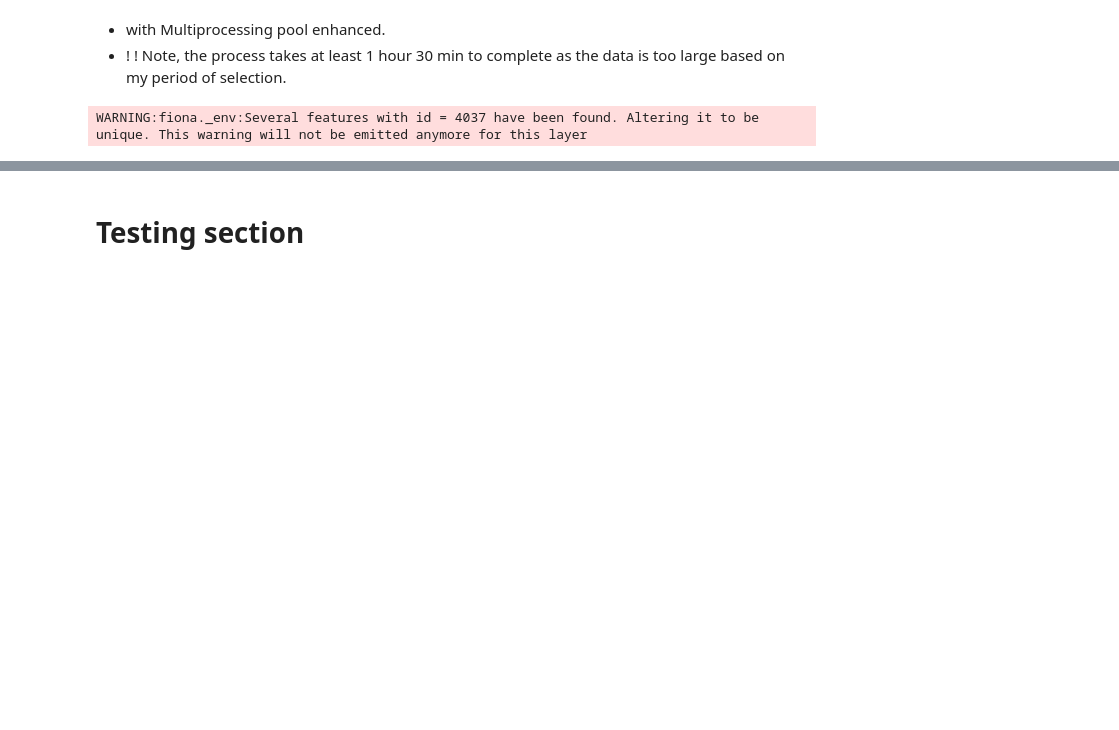
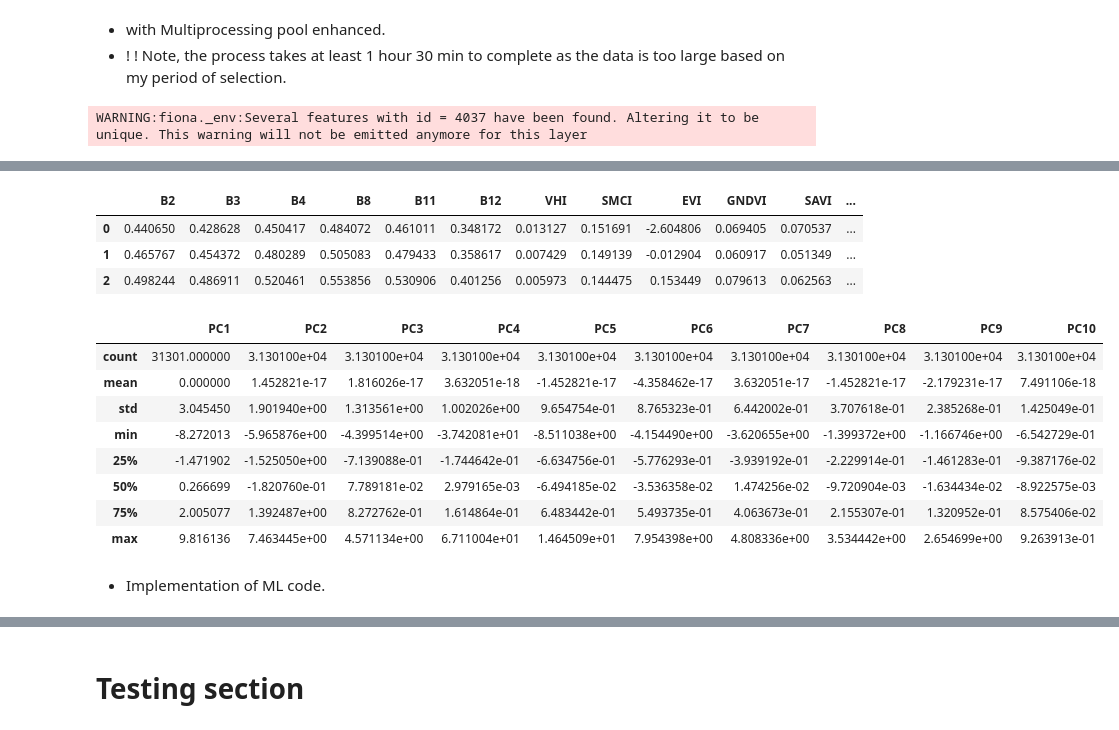
Before and after one commit to alfredamboka/FinalYearProject, a Jupyter notebook: mainProjectCode.ipynb, the cells around one changed output, grey strips where cells are left out. Cells and saved outputs as stored; diff of their text form; code cells hidden in the pictures; blank space fills up the shorter version.

```diff
--- a/mainProjectCode.ipynb
+++ b/mainProjectCode.ipynb
@@ -2910,0 +2957,40 @@ WARNING:fiona._env:Several features with id = 4037 have been found. Altering it
+# %%
+df = dataset.drop(['PName', 'Yseason', 'B1', 'B5', 'B6', 'B7', 'B8A', 'B9', 'B10', 'LST'], axis=1)
+
+maindf = df
+maindf.head(n=3)
+# %% [output]
+|  | B2 | B3 | B4 | B8 | B11 | B12 | VHI | SMCI | EVI | GNDVI | SAVI | ... |
+| 0 | 0.440650 | 0.428628 | 0.450417 | 0.484072 | 0.461011 | 0.348172 | 0.013127 | 0.151691 | -2.604806 | 0.069405 | 0.070537 | ... |
+| 1 | 0.465767 | 0.454372 | 0.480289 | 0.505083 | 0.479433 | 0.358617 | 0.007429 | 0.149139 | -0.012904 | 0.060917 | 0.051349 | ... |
+| 2 | 0.498244 | 0.486911 | 0.520461 | 0.553856 | 0.530906 | 0.401256 | 0.005973 | 0.144475 | 0.153449 | 0.079613 | 0.062563 | ... |
+# %%
+import pandas as pd
+from sklearn.preprocessing import StandardScaler
+from sklearn.decomposition import PCA
+
+# Standardize the features
+scaler = StandardScaler()
+scaled_features = scaler.fit_transform(maindf)
+
+# Perform PCA
+num_components = 10
+pca = PCA(n_components=num_components)
+pca_result = pca.fit_transform(scaled_features)
+
+# Create a new DataFrame with PCA results
+pca_df = pd.DataFrame(data=pca_result, columns=[f'PC{i}' for i in range(1, num_components + 1)])
+pca_df.head()
+pca_df.describe()
+# %% [output]
+|  | PC1 | PC2 | PC3 | PC4 | PC5 | PC6 | PC7 | PC8 | PC9 | PC10 |
+| count | 31301.000000 | 3.130100e+04 | 3.130100e+04 | 3.130100e+04 | 3.130100e+04 | 3.130100e+04 | 3.130100e+04 | 3.130100e+04 | 3.130100e+04 | 3.130100e+04 |
+| mean | 0.000000 | 1.452821e-17 | 1.816026e-17 | 3.632051e-18 | -1.452821e-17 | -4.358462e-17 | 3.632051e-17 | -1.452821e-17 | -2.179231e-17 | 7.491106e-18 |
+| std | 3.045450 | 1.901940e+00 | 1.313561e+00 | 1.002026e+00 | 9.654754e-01 | 8.765323e-01 | 6.442002e-01 | 3.707618e-01 | 2.385268e-01 | 1.425049e-01 |
+| min | -8.272013 | -5.965876e+00 | -4.399514e+00 | -3.742081e+01 | -8.511038e+00 | -4.154490e+00 | -3.620655e+00 | -1.399372e+00 | -1.166746e+00 | -6.542729e-01 |
+| 25% | -1.471902 | -1.525050e+00 | -7.139088e-01 | -1.744642e-01 | -6.634756e-01 | -5.776293e-01 | -3.939192e-01 | -2.229914e-01 | -1.461283e-01 | -9.387176e-02 |
+| 50% | 0.266699 | -1.820760e-01 | 7.789181e-02 | 2.979165e-03 | -6.494185e-02 | -3.536358e-02 | 1.474256e-02 | -9.720904e-03 | -1.634434e-02 | -8.922575e-03 |
+| 75% | 2.005077 | 1.392487e+00 | 8.272762e-01 | 1.614864e-01 | 6.483442e-01 | 5.493735e-01 | 4.063673e-01 | 2.155307e-01 | 1.320952e-01 | 8.575406e-02 |
+| max | 9.816136 | 7.463445e+00 | 4.571134e+00 | 6.711004e+01 | 1.464509e+01 | 7.954398e+00 | 4.808336e+00 | 3.534442e+00 | 2.654699e+00 | 9.263913e-01 |
+# %% [markdown]
+- Implementation of ML code.
```
Also changed, not shown: parts of 25 cells of this notebook.
